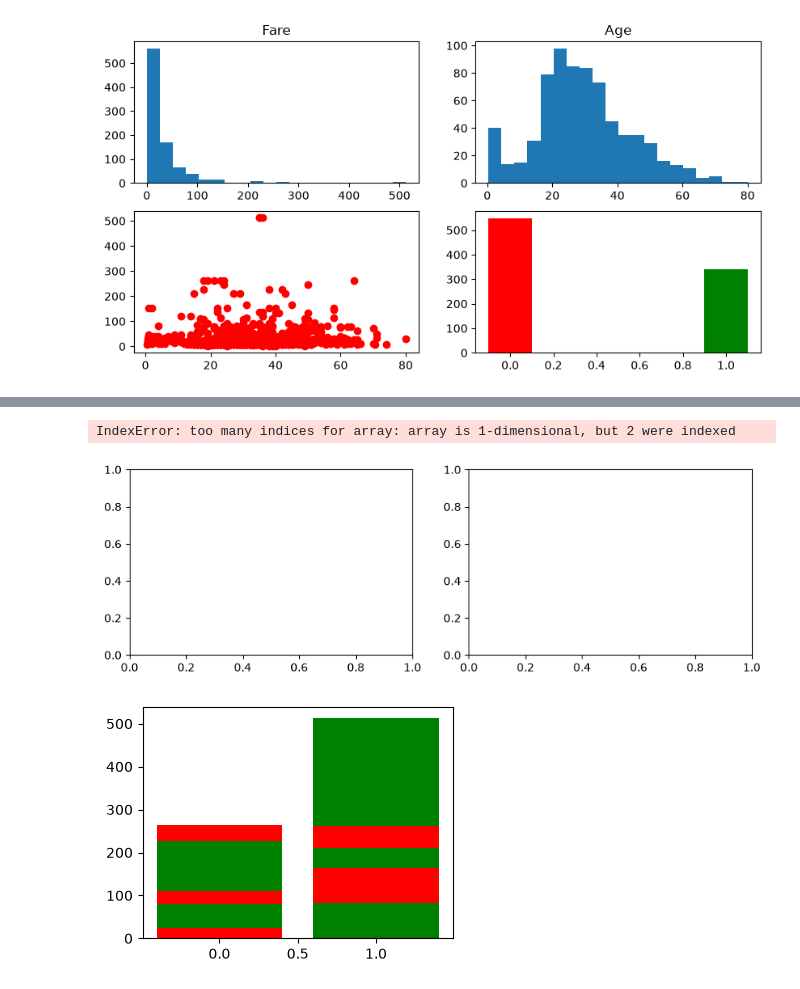
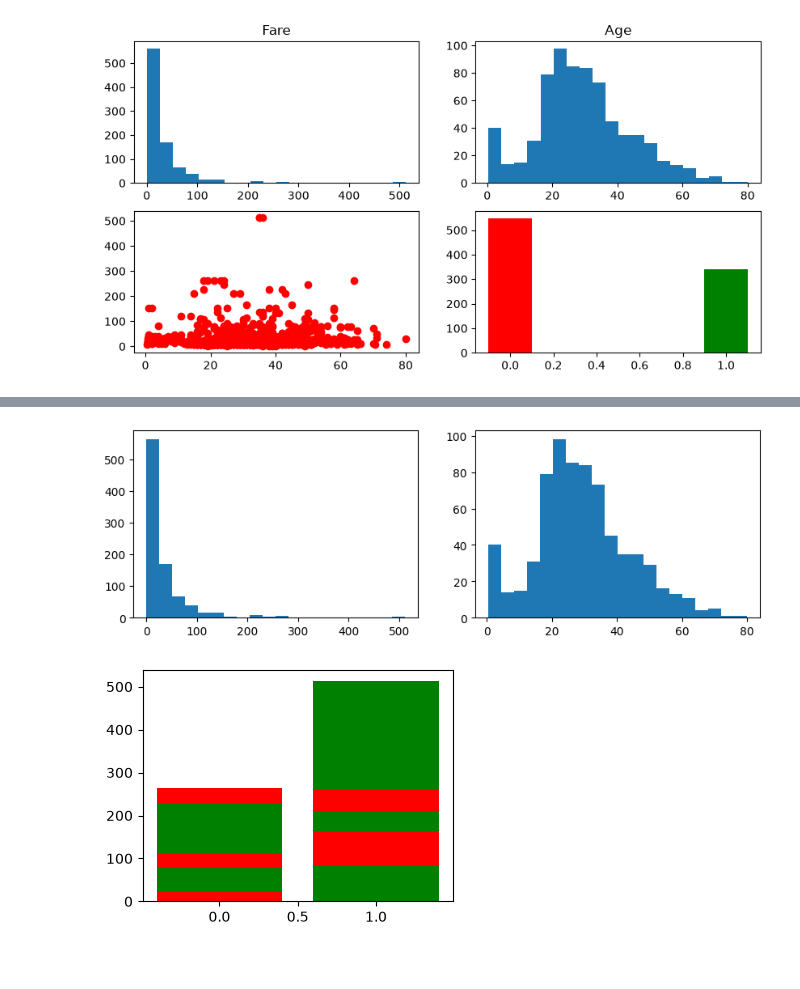
Before and after one commit to 007arjungangwar/Foundations-of-Data-Engineering-Sec2, a Jupyter notebook: Data_Visualization_matplotlib_plots_subplots_21_09_2026.ipynb, the cells around one changed output, grey strips where cells are left out. Drawn from its saved outputs; the diff is of its cells as text; code cells hidden in the pictures; blank space fills up the shorter version.

```diff
--- a/Data_Visualization_matplotlib_plots_subplots_21_09_2026.ipynb
+++ b/Data_Visualization_matplotlib_plots_subplots_21_09_2026.ipynb
@@ -7,7 +7,7 @@ import pandas as pd
 import numpy as np
 import matplotlib.pyplot as plt
 # %%
-df=pd.read_csv(r"C:\Users\Arjun Singh\Desktop\FDE\FDE_SEC2\Titanic-Dataset.csv")
+df=pd.read_csv(r"Titanic-Dataset.csv")
 df.shape
 # %% [output]
 (891, 12)
@@ -449,19 +467,18 @@ plt.show()
 # %%
 fig, axes= plt.subplots(1,2,figsize=(10,3))
-axes[0,0].hist(df["Fare"],bins=20)
+axes[0].hist(df["Fare"],bins=20)
 
 
-axes[0,1].hist(df["Age"],bins=20)
+axes[1].hist(df["Age"],bins=20)
 
 # axes[0,0,1,0].scatter(df["Age"],df["Fare"],c="Red")
 
 
 # axes[0,0,0,1].bar(df.groupby("Survived")["Fare"].count().index,df.groupby("Survived")["Fare"].count().values,width=0.2,color=["Red","Green"])
 
 plt.show()
 # %% [output]
-IndexError: too many indices for array: array is 1-dimensional, but 2 were indexed
-[figure, old version]
+[figure, new version]
 # %%
 plt.figure(figsize=(4,3))
 plt.bar(df["Survived"],df["Fare"],width=0.2,color=["Red","Green"])
```
Also changed, not shown: parts of 4 cells of this notebook.
